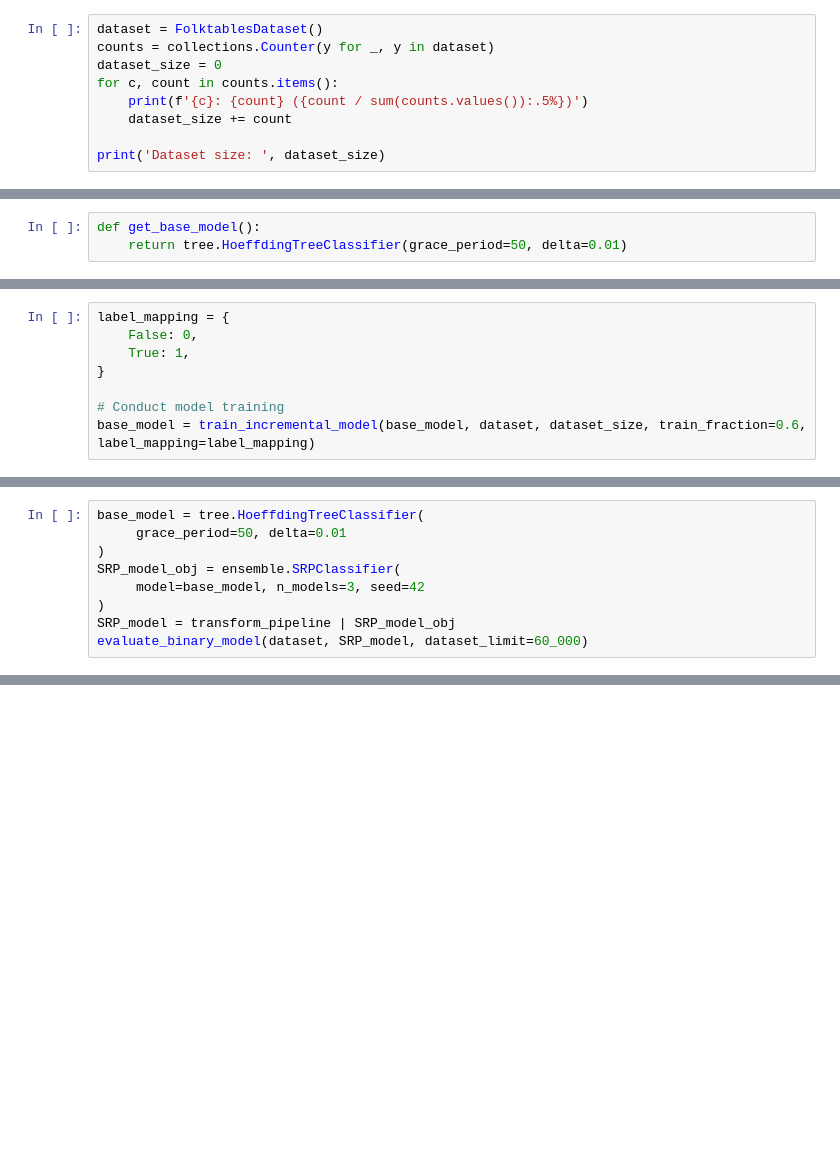
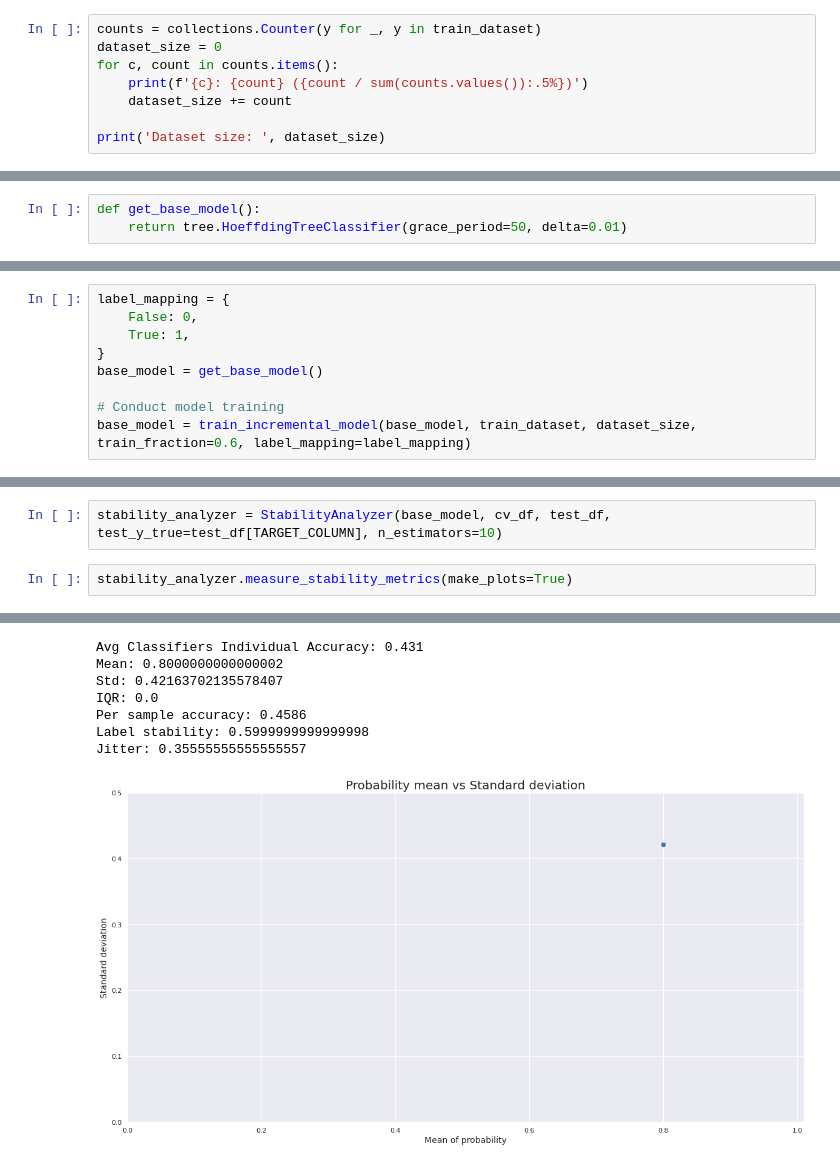
Before and after one commit to denysgerasymuk799/Online-ML-Stability, a Jupyter notebook: notebooks/stability/Folktables_Stability_Analysis.ipynb, the cells around one changed output, grey strips where cells are left out. Cells and saved outputs as stored; diff of their text form; blank space fills up the shorter version.

Commit message:
Fixed StabilityAnalyzer and made plots

```diff
--- a/notebooks/stability/Folktables_Stability_Analysis.ipynb
+++ b/notebooks/stability/Folktables_Stability_Analysis.ipynb
@@ -48,6 +65,5 @@ Name: ESR, dtype: int64
 # %%
-dataset = FolktablesDataset()
-counts = collections.Counter(y for _, y in dataset)
+counts = collections.Counter(y for _, y in train_dataset)
 dataset_size = 0
 for c, count in counts.items():
     print(f'{c}: {count} ({count / sum(counts.values()):.5%})')
@@ -120,6 +146,7 @@ label_mapping = {
     False: 0,
     True: 1,
 }
+base_model = get_base_model()
 
 # Conduct model training
-base_model = train_incremental_model(base_model, dataset, dataset_size, train_fraction=0.6, label_mapping=label_mapping)
+base_model = train_incremental_model(base_model, train_dataset, dataset_size, train_fraction=0.6, label_mapping=label_mapping)
@@ -152,9 +156,0 @@ Confusion matrix dict:
-# %%
-base_model = tree.HoeffdingTreeClassifier(
-     grace_period=50, delta=0.01
-)
-SRP_model_obj = ensemble.SRPClassifier(
-     model=base_model, n_models=3, seed=42
-)
-SRP_model = transform_pipeline | SRP_model_obj
-evaluate_binary_model(dataset, SRP_model, dataset_limit=60_000)
@@ -181,0 +157,5 @@ Confusion matrix dict:
+# %%
+stability_analyzer = StabilityAnalyzer(base_model, cv_df, test_df, test_y_true=test_df[TARGET_COLUMN], n_estimators=10)
+# %%
+stability_analyzer.measure_stability_metrics(make_plots=True)
+# %% [output]
@@ -181,0 +182,8 @@ Confusion matrix dict:
+Avg Classifiers Individual Accuracy: 0.431
+Mean: 0.8000000000000002
+Std: 0.42163702135578407
+IQR: 0.0
+Per sample accuracy: 0.4586
+Label stability: 0.5999999999999998
+Jitter: 0.35555555555555557
+[figure, added]
```
Also changed, not shown: parts of 14 cells of this notebook, 6 other files.
